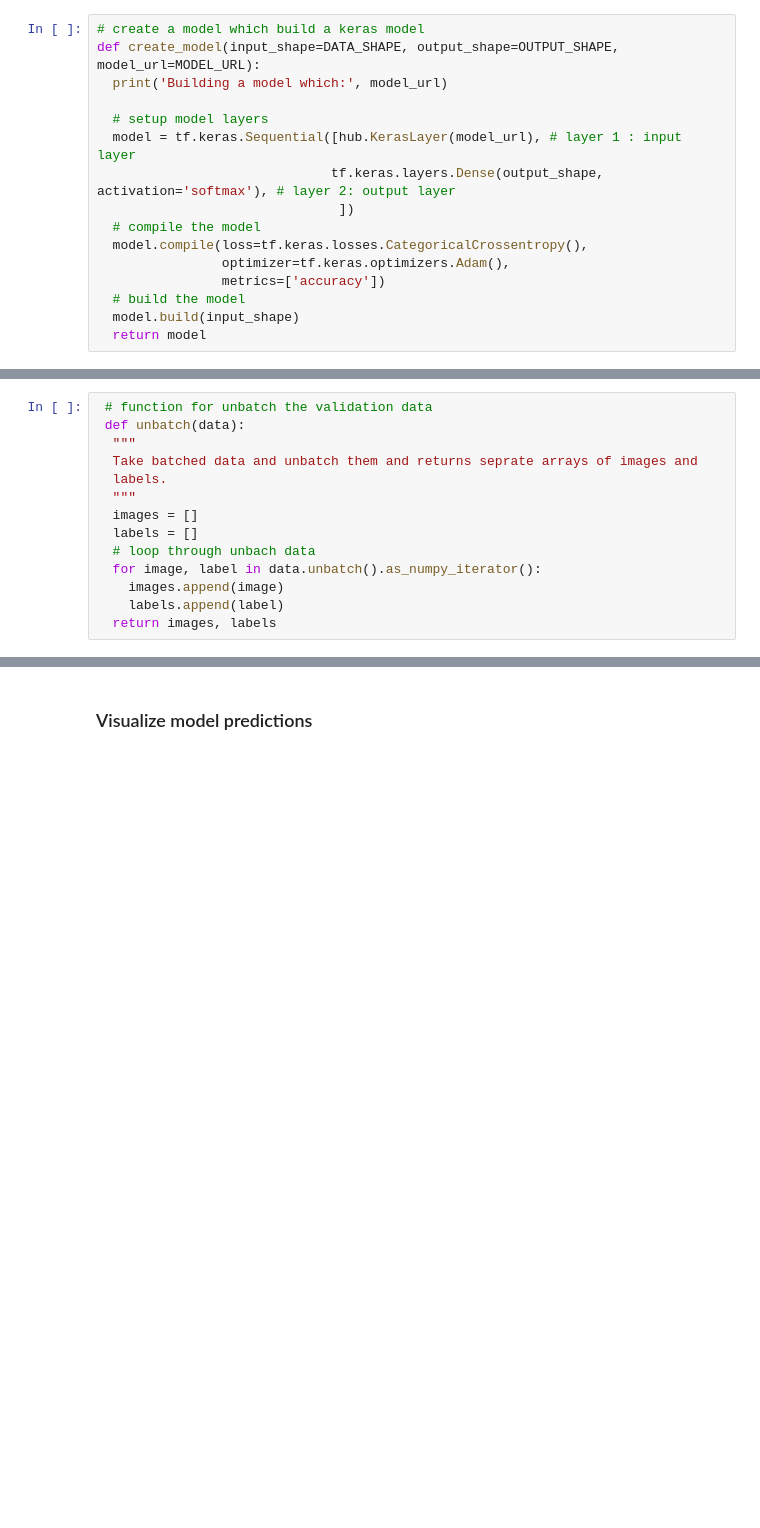
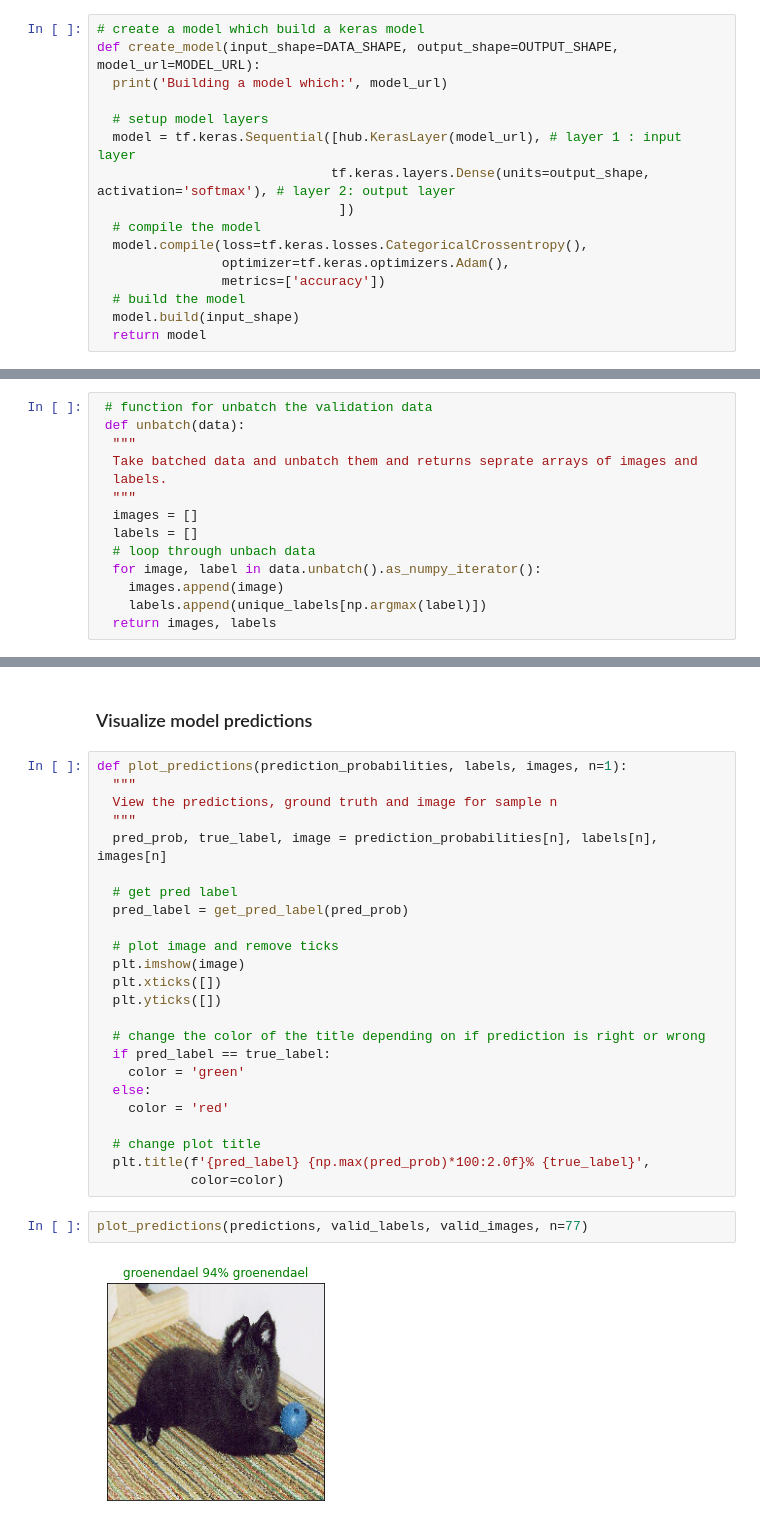
Before and after one commit to aliazani/machine-learning, a Jupyter notebook: 6-projects/3-dog-vision/dog_vision.ipynb, the cells around one changed output, grey strips where cells are left out. Saved outputs shown, nothing was run; the diff lists cells and outputs as text; blank space fills up the shorter version.

Commit message:
Visualize and evaluate model score

```diff
--- a/6-projects/3-dog-vision/dog_vision.ipynb
+++ b/6-projects/3-dog-vision/dog_vision.ipynb
@@ -434,7 +434,7 @@ def create_model(input_shape=DATA_SHAPE, output_shape=OUTPUT_SHAPE, model_url=MO
 
   # setup model layers
   model = tf.keras.Sequential([hub.KerasLayer(model_url), # layer 1 : input layer
-                              tf.keras.layers.Dense(output_shape, activation='softmax'), # layer 2: output layer
+                              tf.keras.layers.Dense(units=output_shape, activation='softmax'), # layer 2: output layer
                                ])
   # compile the model
   model.compile(loss=tf.keras.losses.CategoricalCrossentropy(),
@@ -587,7 +591,7 @@ pred_label
   # loop through unbach data
   for image, label in data.unbatch().as_numpy_iterator():
     images.append(image)
-    labels.append(label)
+    labels.append(unique_labels[np.argmax(label)])
   return images, labels
 # %%
 # instance of unbatch function
@@ -615,2 +619,30 @@ print(valid_labels[0])
 # %% [markdown]
 ### Visualize model predictions
+# %%
+def plot_predictions(prediction_probabilities, labels, images, n=1):
+  """
+  View the predictions, ground truth and image for sample n
+  """
+  pred_prob, true_label, image = prediction_probabilities[n], labels[n], images[n]
+
+  # get pred label
+  pred_label = get_pred_label(pred_prob)
+
+  # plot image and remove ticks
+  plt.imshow(image)
+  plt.xticks([])
+  plt.yticks([])
+
+  # change the color of the title depending on if prediction is right or wrong
+  if pred_label == true_label:
+    color = 'green'
+  else:
+    color = 'red'
+
+  # change plot title
+  plt.title(f'{pred_label} {np.max(pred_prob)*100:2.0f}% {true_label}',
+            color=color)
+# %%
+plot_predictions(predictions, valid_labels, valid_images, n=77)
+# %% [output]
+[figure, added]
```
Also changed, not shown: parts of 12 cells of this notebook.
